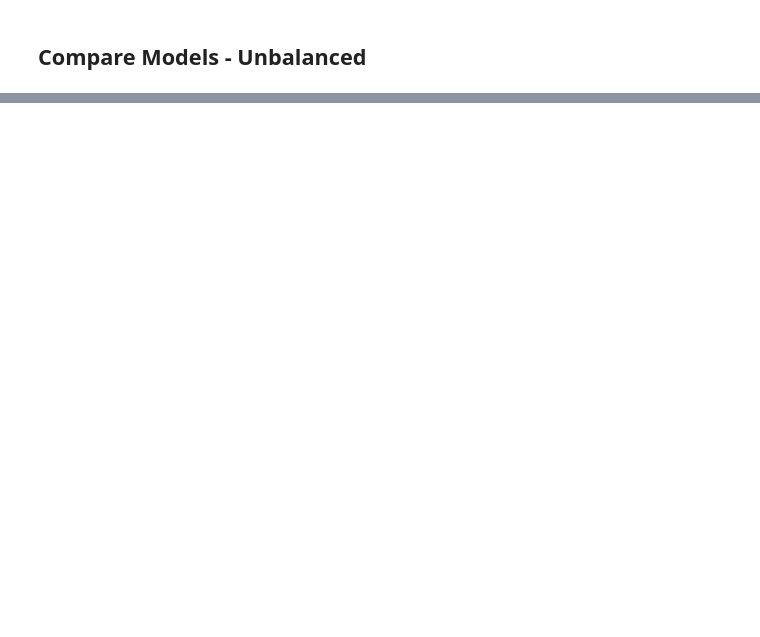
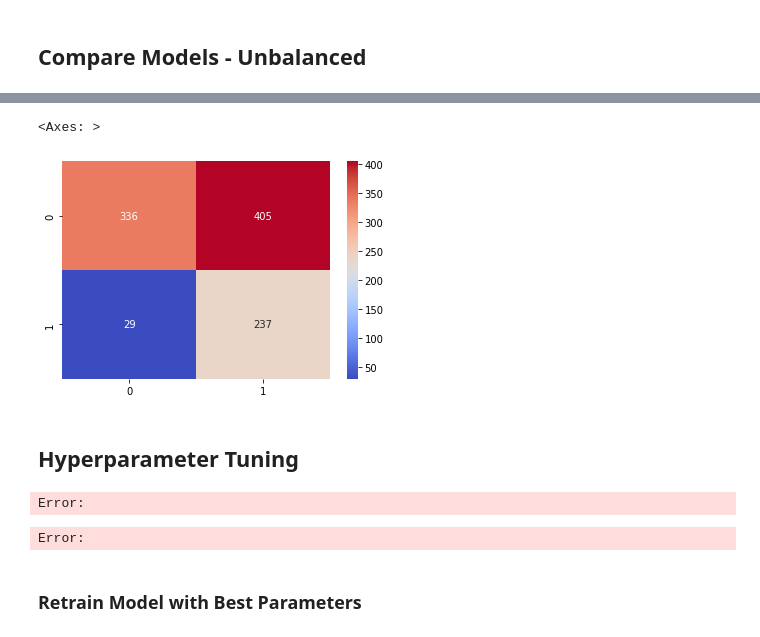
Before and after one commit to Lmarufu/CUSTOMERS-CHURN-LP2, a Jupyter notebook: notebook1.ipynb, the cells around one changed output, grey strips where cells are left out. Saved outputs shown, nothing was run; the diff lists cells and outputs as text; code cells hidden in the pictures; blank space fills up the shorter version.

```diff
--- a/notebook1.ipynb
+++ b/notebook1.ipynb
@@ -1506,0 +1408,27 @@ AttributeError: Estimator log_transform does not provide get_feature_names_out.
+# %%
+# List of models to evaluate
+models = [
+    ('tree_classifier', DecisionTreeClassifier(random_state=42)),
+    ('logistic_classifier', LogisticRegression(random_state=42)),
+    ('K-nearest_classifier', KNeighborsClassifier()),
+    ('svm_classifier', SVC(random_state=42, probability=True)),
+    ('sgd_classifier', SGDClassifier(random_state=42)),
+    ('rf_classifier', RandomForestClassifier(random_state=42))
+]
+# Iterate through models
+for model_name, classifier in models:
+    pipeline = Pipeline(steps=[
+        ('preprocessor', preprocessor),
+        ('classifier', classifier)
+    ])
+
+    # Train the model
+    pipeline.fit(X_train_resampled, y_train_resampled)
+
+    # Make predictions
+    y_pred = pipeline.predict(X_test)
+
+    # Print classification report
+    print(f'Report for {model_name}')
+    print(classification_report(y_test_encoded, y_pred))
+    print('=' * 50)
@@ -1506,0 +1666,7 @@ AttributeError: Estimator log_transform does not provide get_feature_names_out.
+# %%
+sns.heatmap(data=threshold_matrix, annot=True, fmt='d', cmap='coolwarm')
+# %% [output]
+<Axes: >
+[figure, added]
+# %% [markdown]
+## Hyperparameter Tuning
@@ -1506,0 +1688,15 @@ AttributeError: Estimator log_transform does not provide get_feature_names_out.
+# %%
+best_parameters = grid_search.best_params_
+best_parameters
+# %% [output]
+Error:
+# %%
+best_estimator = grid_search.best_estimator_
+
+
+test_accuracy = best_estimator.score(X_test, y_test_encoded)
+print("Test Accuracy", test_accuracy)
+# %% [output]
+Error:
+# %% [markdown]
+### Retrain Model with Best Parameters
```
Also changed, not shown: parts of 41 cells of this notebook.
